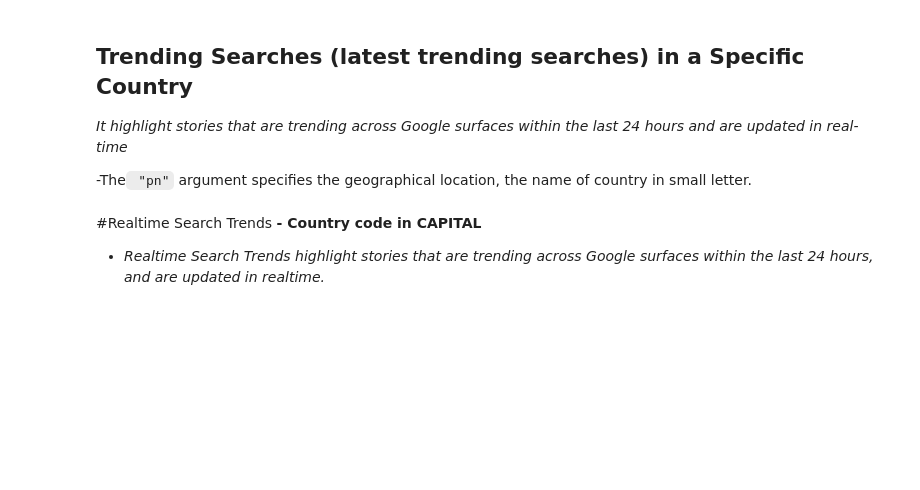
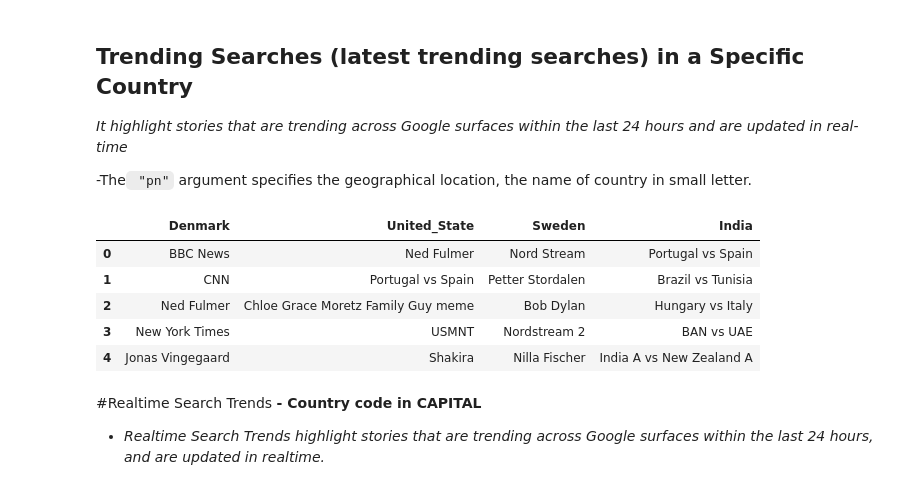
Before and after one commit to mrchapagain/GoogleTrendAnalytics, a Jupyter notebook: GoogleTrends.ipynb, the cells around one changed output. Saved outputs shown, nothing was run; the diff lists cells and outputs as text; code cells hidden in the pictures; blank space fills up the shorter version.

```diff
--- a/GoogleTrends.ipynb
+++ b/GoogleTrends.ipynb
@@ -370,13 +376,21 @@ gt_topics_ofthe_year()
 -The` "pn"` argument specifies the geographical location, the name of country in small letter.
 # %%
 # Functing to get latest trending searches
-def latest_trending_searches(country_list):
+def latest_trending_searches(country_dict):
   df_trends= pd.DataFrame()# Empty dataframe
-  for country in country_list:
-    df_trends[country] = trends.trending_searches(pn=country)
+  for country_key, country_val in country_dict.items():
+    df_trends[country_key] = trends.trending_searches(pn= country_val)
   return df_trends.head(5)
 
-latest_trending_searches(["denmark", "united_states", "sweden", "india"])
+country_dict= {"Denmark":"denmark", "United_State":"united_states", "Sweden":"sweden", "India":"india"}
+latest_trending_searches(country_dict)
+# %% [output]
+|  | Denmark | United_State | Sweden | India |
+| 0 | BBC News | Ned Fulmer | Nord Stream | Portugal vs Spain |
+| 1 | CNN | Portugal vs Spain | Petter Stordalen | Brazil vs Tunisia |
+| 2 | Ned Fulmer | Chloe Grace Moretz Family Guy meme | Bob Dylan | Hungary vs Italy |
+| 3 | New York Times | USMNT | Nordstream 2 | BAN vs UAE |
+| 4 | Jonas Vingegaard | Shakira | Nilla Fischer | India A vs New Zealand A |
 # %% [markdown]
 #Realtime Search Trends
 **- Country code in CAPITAL**
```
Also changed, not shown: parts of 2 cells of this notebook.
